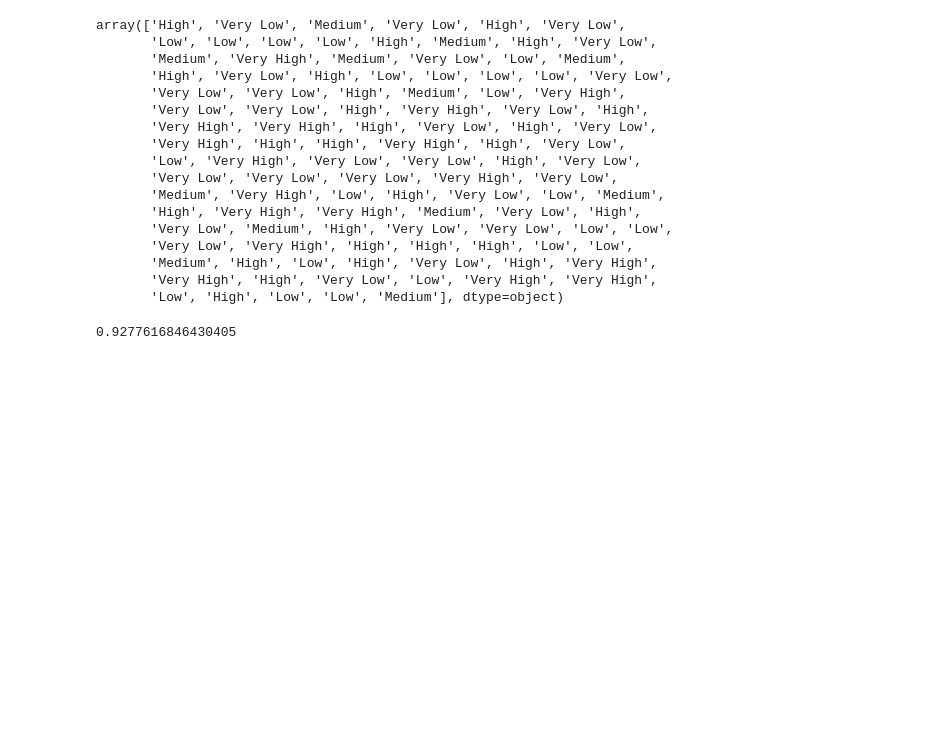
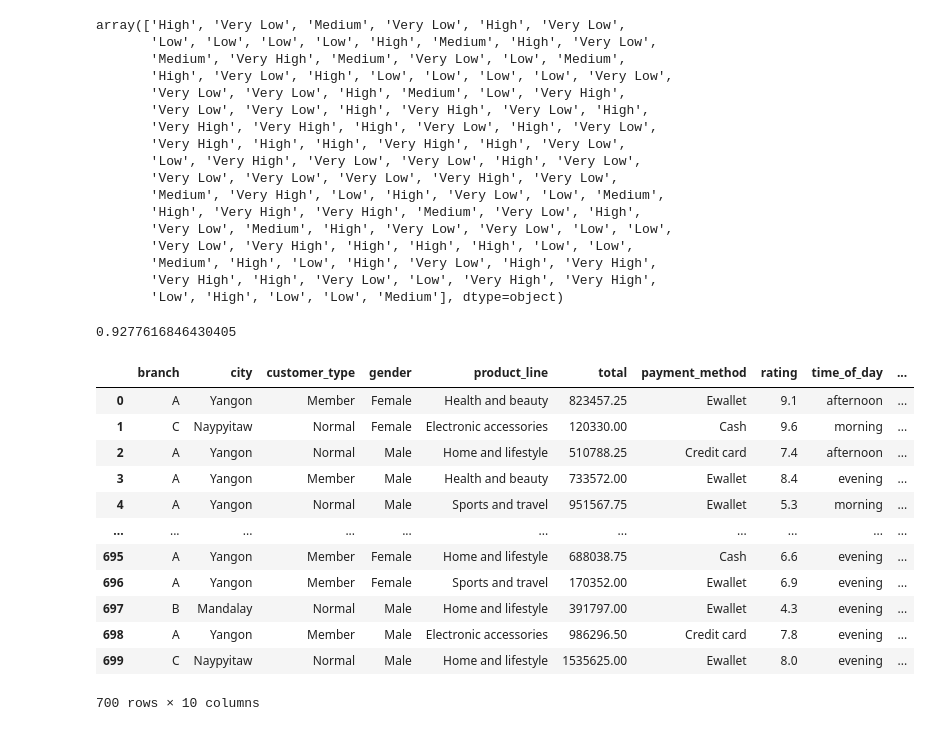
Before and after one commit to walker0625/bigdata-analysis-engineer-license, a Jupyter notebook: 4. test/2. ml.ipynb, the cells around one changed output. Drawn from its saved outputs; the diff is of its cells as text; code cells hidden in the pictures; blank space fills up the shorter version.

Commit message:
feat : test to 7

```diff
--- a/4. test/2. ml.ipynb
+++ b/4. test/2. ml.ipynb
@@ -568,3 +568,24 @@ from sklearn.metrics import f1_score
 print(f1_score(pred, y_val, average='macro'))
 # %% [output]
 0.9277616846430405
+# %%
+import pandas as pd
+
+train = pd.read_csv('mart_train.csv')
+test = pd.read_csv('mart_test.csv')
+
+train
+# %% [output]
+|  | branch | city | customer_type | gender | product_line | total | payment_method | rating | time_of_day | ... |
+| 0 | A | Yangon | Member | Female | Health and beauty | 823457.25 | Ewallet | 9.1 | afternoon | ... |
+| 1 | C | Naypyitaw | Normal | Female | Electronic accessories | 120330.00 | Cash | 9.6 | morning | ... |
+| 2 | A | Yangon | Normal | Male | Home and lifestyle | 510788.25 | Credit card | 7.4 | afternoon | ... |
+| 3 | A | Yangon | Member | Male | Health and beauty | 733572.00 | Ewallet | 8.4 | evening | ... |
+| 4 | A | Yangon | Normal | Male | Sports and travel | 951567.75 | Ewallet | 5.3 | morning | ... |
+| ... | ... | ... | ... | ... | ... | ... | ... | ... | ... | ... |
+| 695 | A | Yangon | Member | Female | Home and lifestyle | 688038.75 | Cash | 6.6 | evening | ... |
+| 696 | A | Yangon | Member | Female | Sports and travel | 170352.00 | Ewallet | 6.9 | evening | ... |
+| 697 | B | Mandalay | Normal | Male | Home and lifestyle | 391797.00 | Ewallet | 4.3 | evening | ... |
+| 698 | A | Yangon | Member | Male | Electronic accessories | 986296.50 | Credit card | 7.8 | evening | ... |
+| 699 | C | Naypyitaw | Normal | Male | Home and lifestyle | 1535625.00 | Ewallet | 8.0 | evening | ... |
+700 rows × 10 columns
```
Also changed, not shown: parts of 13 cells of this notebook, 10 other files.
